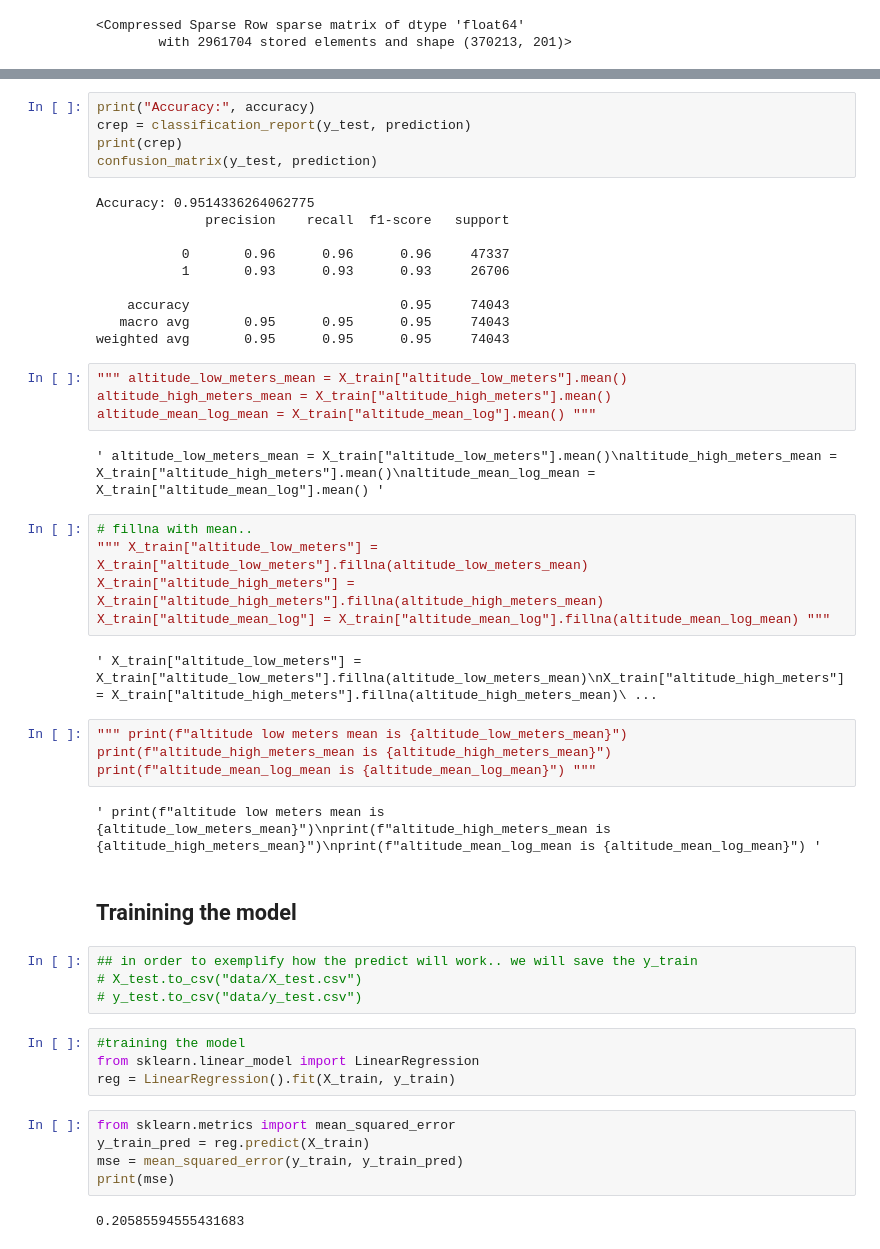
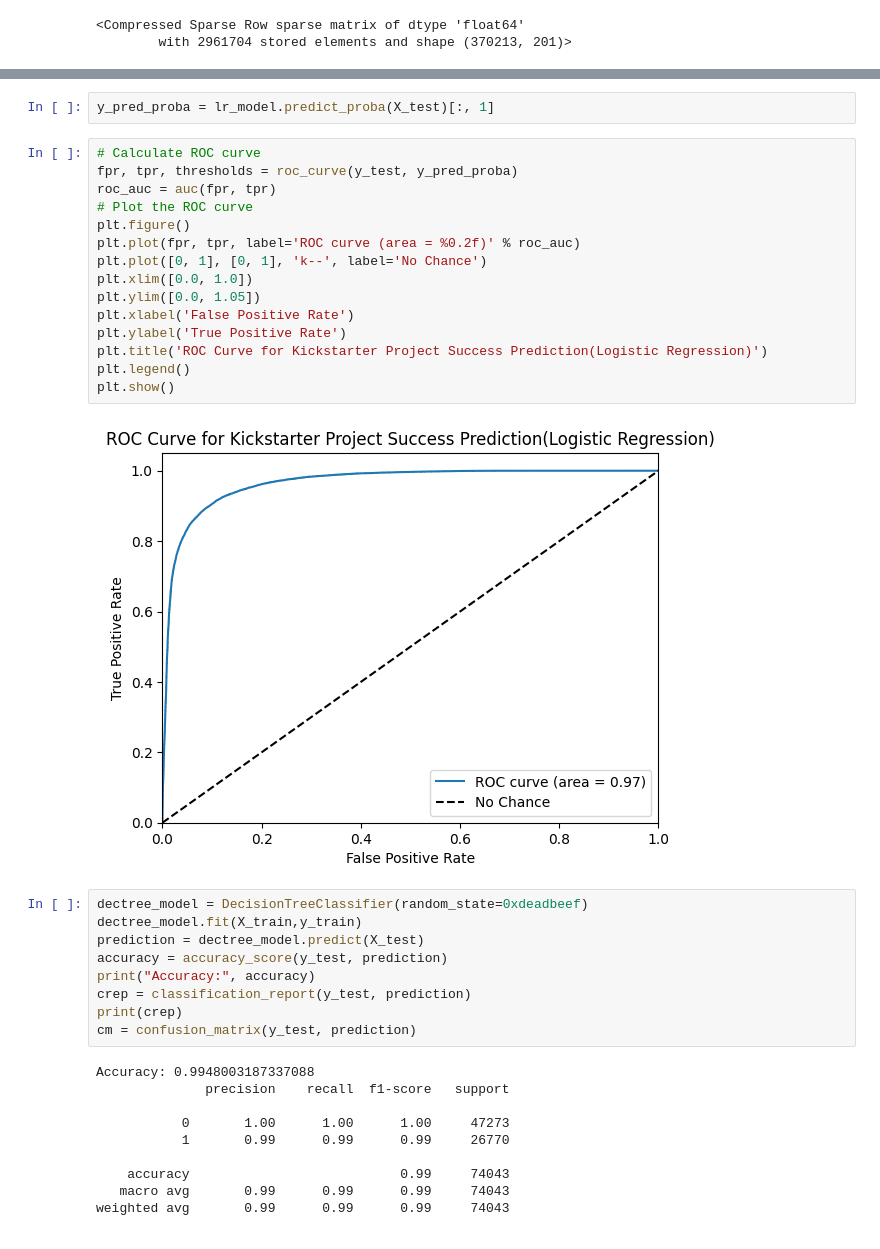
Before and after one commit to EmnaZayaniEsprit/ds-ml-project-template, a Jupyter notebook: EDA-and-modeling.ipynb, the cells around one changed output, grey strips where cells are left out. Drawn from its saved outputs; the diff is of its cells as text.

```diff
--- a/EDA-and-modeling.ipynb
+++ b/EDA-and-modeling.ipynb
@@ -389,51 +346,38 @@ accuracy = accuracy_score(y_test, prediction)
+# %%
+y_pred_proba = lr_model.predict_proba(X_test)[:, 1]
+# %%
+# Calculate ROC curve
+fpr, tpr, thresholds = roc_curve(y_test, y_pred_proba)
+roc_auc = auc(fpr, tpr)
+# Plot the ROC curve
+plt.figure()
+plt.plot(fpr, tpr, label='ROC curve (area = %0.2f)' % roc_auc)
+plt.plot([0, 1], [0, 1], 'k--', label='No Chance')
+plt.xlim([0.0, 1.0])
+plt.ylim([0.0, 1.05])
+plt.xlabel('False Positive Rate')
+plt.ylabel('True Positive Rate')
+plt.title('ROC Curve for Kickstarter Project Success Prediction(Logistic Regression)')
+plt.legend()
+plt.show()
+# %% [output]
+[figure, added]
 # %%
+dectree_model = DecisionTreeClassifier(random_state=0xdeadbeef)
+dectree_model.fit(X_train,y_train)
+prediction = dectree_model.predict(X_test)
+accuracy = accuracy_score(y_test, prediction)
 print("Accuracy:", accuracy)
 crep = classification_report(y_test, prediction)
 print(crep)
-confusion_matrix(y_test, prediction)
+cm = confusion_matrix(y_test, prediction)
 # %% [output]
-Accuracy: 0.9514336264062775
+Accuracy: 0.9948003187337088
               precision    recall  f1-score   support
 
-           0       0.96      0.96      0.96     47337
-           1       0.93      0.93      0.93     26706
+           0       1.00      1.00      1.00     47273
+           1       0.99      0.99      0.99     26770
 
-    accuracy                           0.95     74043
-   macro avg       0.95      0.95      0.95     74043
-weighted avg       0.95      0.95      0.95     74043
+    accuracy                           0.99     74043
+   macro avg       0.99      0.99      0.99     74043
+weighted avg       0.99      0.99      0.99     74043
-# %%
-""" altitude_low_meters_mean = X_train["altitude_low_meters"].mean()
-altitude_high_meters_mean = X_train["altitude_high_meters"].mean()
-altitude_mean_log_mean = X_train["altitude_mean_log"].mean() """
-# %% [output]
-' altitude_low_meters_mean = X_train["altitude_low_meters"].mean()\naltitude_high_meters_mean = X_train["altitude_high_meters"].mean()\naltitude_mean_log_mean = X_train["altitude_mean_log"].mean() '
-# %%
-# fillna with mean..
-""" X_train["altitude_low_meters"] = X_train["altitude_low_meters"].fillna(altitude_low_meters_mean)
-X_train["altitude_high_meters"] = X_train["altitude_high_meters"].fillna(altitude_high_meters_mean)
-X_train["altitude_mean_log"] = X_train["altitude_mean_log"].fillna(altitude_mean_log_mean) """
-# %% [output]
-' X_train["altitude_low_meters"] = X_train["altitude_low_meters"].fillna(altitude_low_meters_mean)\nX_train["altitude_high_meters"] = X_train["altitude_high_meters"].fillna(altitude_high_meters_mean)\ ...
-# %%
-""" print(f"altitude low meters mean is {altitude_low_meters_mean}")
-print(f"altitude_high_meters_mean is {altitude_high_meters_mean}")
-print(f"altitude_mean_log_mean is {altitude_mean_log_mean}") """
-# %% [output]
-' print(f"altitude low meters mean is {altitude_low_meters_mean}")\nprint(f"altitude_high_meters_mean is {altitude_high_meters_mean}")\nprint(f"altitude_mean_log_mean is {altitude_mean_log_mean}") '
-# %% [markdown]
-## Trainining the model
-# %%
-## in order to exemplify how the predict will work.. we will save the y_train
-# X_test.to_csv("data/X_test.csv")
-# y_test.to_csv("data/y_test.csv")
-# %%
-#training the model
-from sklearn.linear_model import LinearRegression
-reg = LinearRegression().fit(X_train, y_train)
-# %%
-from sklearn.metrics import mean_squared_error
-y_train_pred = reg.predict(X_train)
-mse = mean_squared_error(y_train, y_train_pred)
-print(mse)
-# %% [output]
-0.20585594555431683
```
Also changed, not shown: parts of 22 cells of this notebook.
